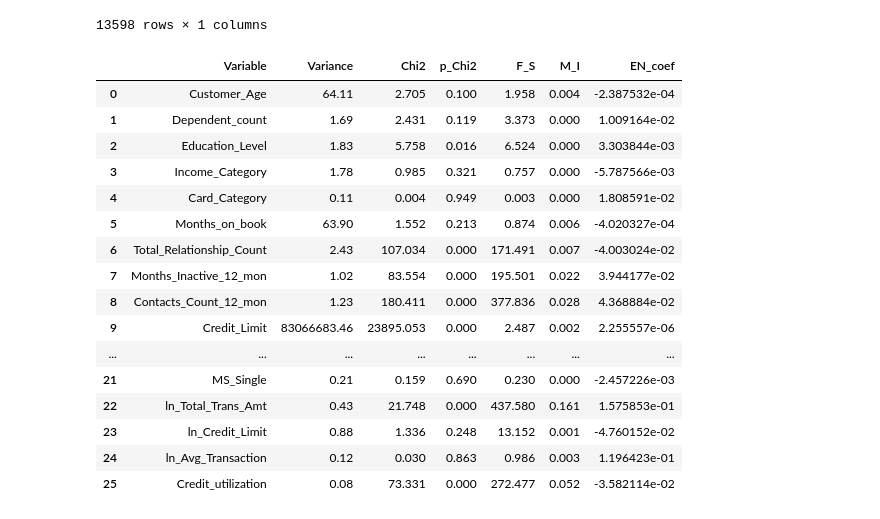
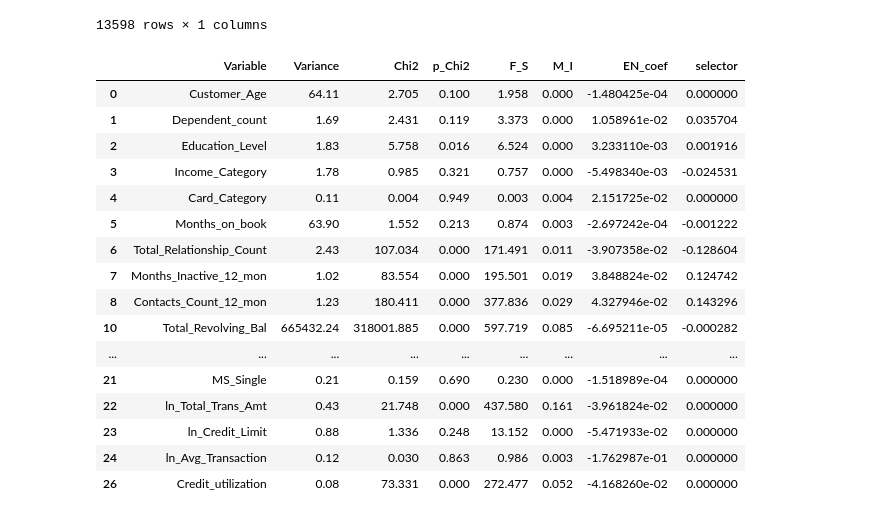
Before and after one commit to kasiadybcio/Credit_card, a Jupyter notebook: notebooks/3.models.ipynb, the cells around one changed output. Drawn from its saved outputs; the diff is of its cells as text; code cells hidden in the pictures.

```diff
--- a/notebooks/3.models.ipynb
+++ b/notebooks/3.models.ipynb
@@ -89,23 +92,23 @@ RE_y_train
 | 13596 | 1 |
 | 13597 | 1 |
 13598 rows × 1 columns
-# %%
-fe_results
-# %% [output]
-|  | Variable | Variance | Chi2 | p_Chi2 | F_S | M_I | EN_coef |
-| 0 | Customer_Age | 64.11 | 2.705 | 0.100 | 1.958 | 0.004 | -2.387532e-04 |
-| 1 | Dependent_count | 1.69 | 2.431 | 0.119 | 3.373 | 0.000 | 1.009164e-02 |
-| 2 | Education_Level | 1.83 | 5.758 | 0.016 | 6.524 | 0.000 | 3.303844e-03 |
-| 3 | Income_Category | 1.78 | 0.985 | 0.321 | 0.757 | 0.000 | -5.787566e-03 |
-| 4 | Card_Category | 0.11 | 0.004 | 0.949 | 0.003 | 0.000 | 1.808591e-02 |
-| 5 | Months_on_book | 63.90 | 1.552 | 0.213 | 0.874 | 0.006 | -4.020327e-04 |
-| 6 | Total_Relationship_Count | 2.43 | 107.034 | 0.000 | 171.491 | 0.007 | -4.003024e-02 |
-| 7 | Months_Inactive_12_mon | 1.02 | 83.554 | 0.000 | 195.501 | 0.022 | 3.944177e-02 |
-| 8 | Contacts_Count_12_mon | 1.23 | 180.411 | 0.000 | 377.836 | 0.028 | 4.368884e-02 |
-| 9 | Credit_Limit | 83066683.46 | 23895.053 | 0.000 | 2.487 | 0.002 | 2.255557e-06 |
-| ... | ... | ... | ... | ... | ... | ... | ... |
-| 21 | MS_Single | 0.21 | 0.159 | 0.690 | 0.230 | 0.000 | -2.457226e-03 |
-| 22 | ln_Total_Trans_Amt | 0.43 | 21.748 | 0.000 | 437.580 | 0.161 | 1.575853e-01 |
-| 23 | ln_Credit_Limit | 0.88 | 1.336 | 0.248 | 13.152 | 0.001 | -4.760152e-02 |
-| 24 | ln_Avg_Transaction | 0.12 | 0.030 | 0.863 | 0.986 | 0.003 | 1.196423e-01 |
-| 25 | Credit_utilization | 0.08 | 73.331 | 0.000 | 272.477 | 0.052 | -3.582114e-02 |
+# %%
+fe_results[~fe_results['Variable'].isin(["Avg_Transaction","Credit_Limit","Avg_Utilization_Ratio","Total_Trans_Amt"])]
+# %% [output]
+|  | Variable | Variance | Chi2 | p_Chi2 | F_S | M_I | EN_coef | selector |
+| 0 | Customer_Age | 64.11 | 2.705 | 0.100 | 1.958 | 0.000 | -1.480425e-04 | 0.000000 |
+| 1 | Dependent_count | 1.69 | 2.431 | 0.119 | 3.373 | 0.000 | 1.058961e-02 | 0.035704 |
+| 2 | Education_Level | 1.83 | 5.758 | 0.016 | 6.524 | 0.000 | 3.233110e-03 | 0.001916 |
+| 3 | Income_Category | 1.78 | 0.985 | 0.321 | 0.757 | 0.000 | -5.498340e-03 | -0.024531 |
+| 4 | Card_Category | 0.11 | 0.004 | 0.949 | 0.003 | 0.004 | 2.151725e-02 | 0.000000 |
+| 5 | Months_on_book | 63.90 | 1.552 | 0.213 | 0.874 | 0.003 | -2.697242e-04 | -0.001222 |
+| 6 | Total_Relationship_Count | 2.43 | 107.034 | 0.000 | 171.491 | 0.011 | -3.907358e-02 | -0.128604 |
+| 7 | Months_Inactive_12_mon | 1.02 | 83.554 | 0.000 | 195.501 | 0.019 | 3.848824e-02 | 0.124742 |
+| 8 | Contacts_Count_12_mon | 1.23 | 180.411 | 0.000 | 377.836 | 0.029 | 4.327946e-02 | 0.143296 |
+| 10 | Total_Revolving_Bal | 665432.24 | 318001.885 | 0.000 | 597.719 | 0.085 | -6.695211e-05 | -0.000282 |
+| ... | ... | ... | ... | ... | ... | ... | ... | ... |
+| 21 | MS_Single | 0.21 | 0.159 | 0.690 | 0.230 | 0.000 | -1.518989e-04 | 0.000000 |
+| 22 | ln_Total_Trans_Amt | 0.43 | 21.748 | 0.000 | 437.580 | 0.161 | -3.961824e-02 | 0.000000 |
+| 23 | ln_Credit_Limit | 0.88 | 1.336 | 0.248 | 13.152 | 0.000 | -5.471933e-02 | 0.000000 |
+| 24 | ln_Avg_Transaction | 0.12 | 0.030 | 0.863 | 0.986 | 0.003 | -1.762987e-01 | 0.000000 |
+| 26 | Credit_utilization | 0.08 | 73.331 | 0.000 | 272.477 | 0.052 | -4.168260e-02 | 0.000000 |
```
Also changed, not shown: parts of 19 cells of this notebook, 2 other files.
